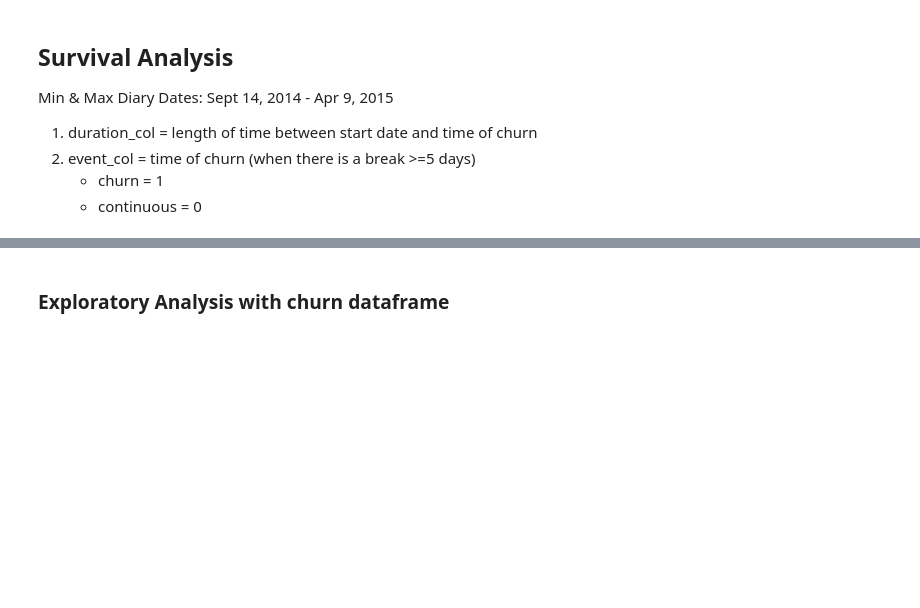
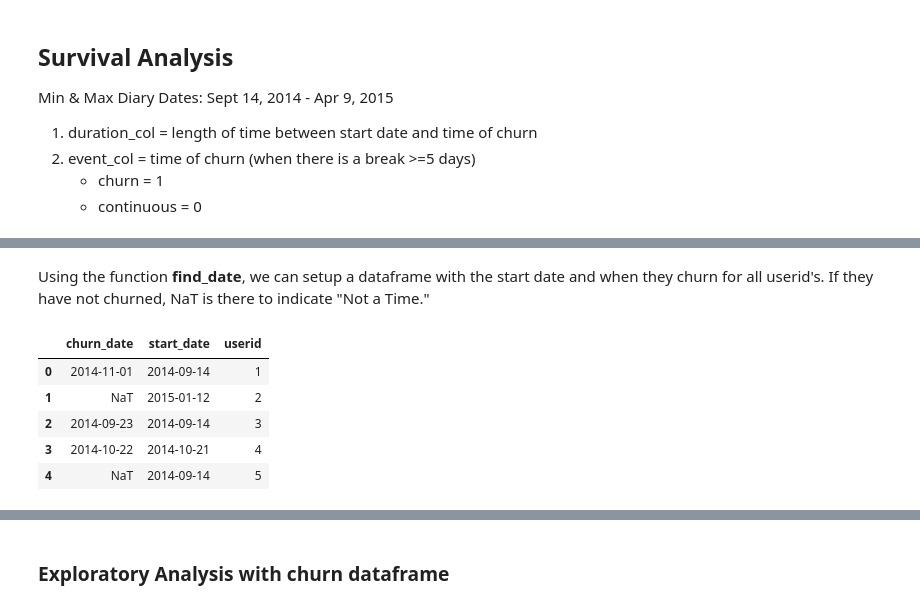
Before and after one commit to rokaandy/mfp-nutrition-survival-analysis, a Jupyter notebook: nutrition.ipynb, the cells around one changed output, grey strips where cells are left out. Saved outputs shown, nothing was run; the diff lists cells and outputs as text; code cells hidden in the pictures; blank space fills up the shorter version.

```diff
--- a/nutrition.ipynb
+++ b/nutrition.ipynb
@@ -231,0 +159,2 @@ end_date_col(clean_df)
+# %%
+clean_df = pd.read_pickle('pkl/end_date.pkl')
@@ -266,6 +174,15 @@ for index, row in clean_df.iterrows():
+# %% [markdown]
+Using the function **find_date**, we can setup a dataframe with the start date and when they churn for all userid's. If they have not churned, NaT is there to indicate "Not a Time."
 # %%
-date = pd.DataFrame(result)
+date = pd.DataFrame(find_date(clean_df))
 date.head()
+# %% [output]
+|  | churn_date | start_date | userid |
+| 0 | 2014-11-01 | 2014-09-14 | 1 |
+| 1 | NaT | 2015-01-12 | 2 |
+| 2 | 2014-09-23 | 2014-09-14 | 3 |
+| 3 | 2014-10-22 | 2014-10-21 | 4 |
+| 4 | NaT | 2014-09-14 | 5 |
 # %%
 date['days'] = (date['churn_date'] - date['start_date']).dt.days
 date.head()
```
Also changed, not shown: parts of 32 cells of this notebook, 1 other file.
